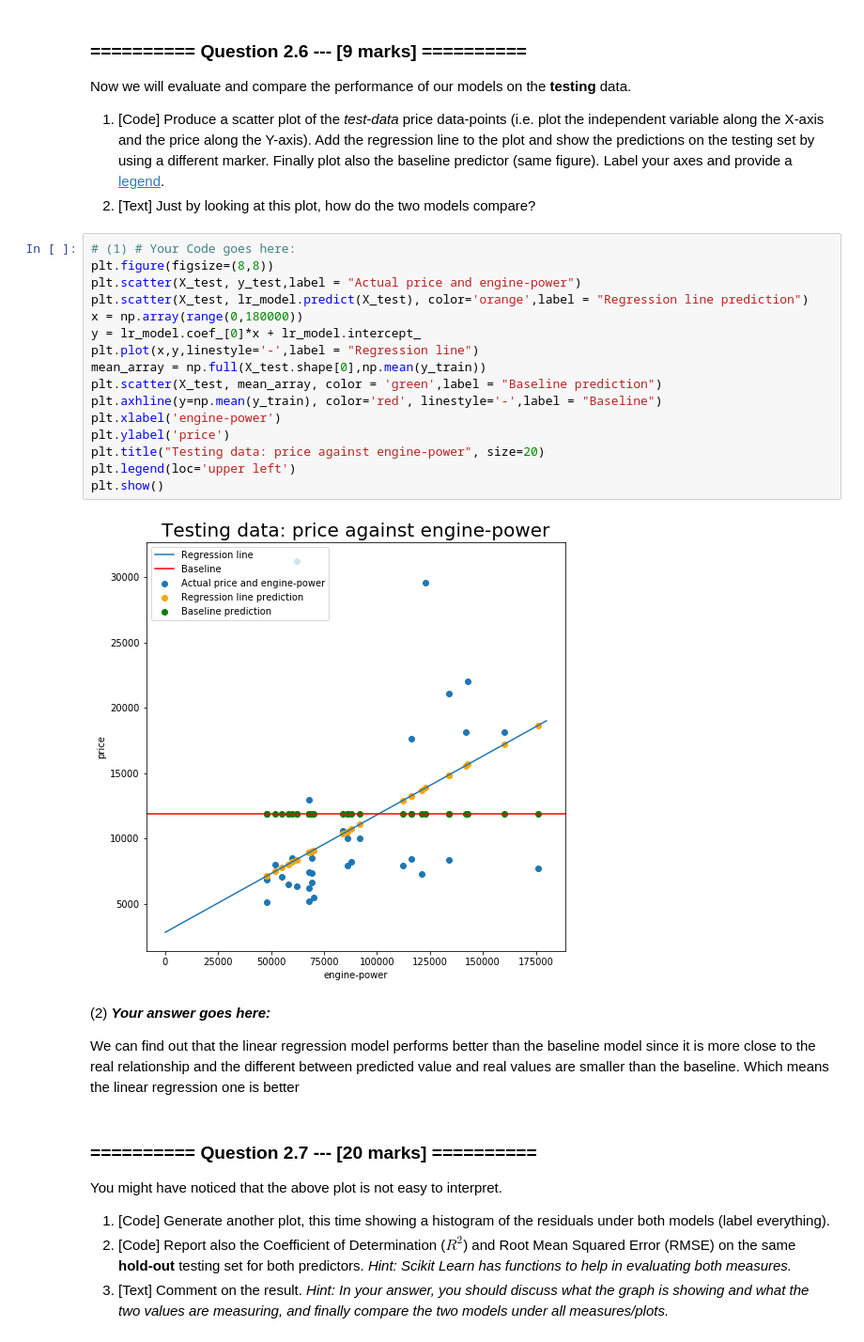
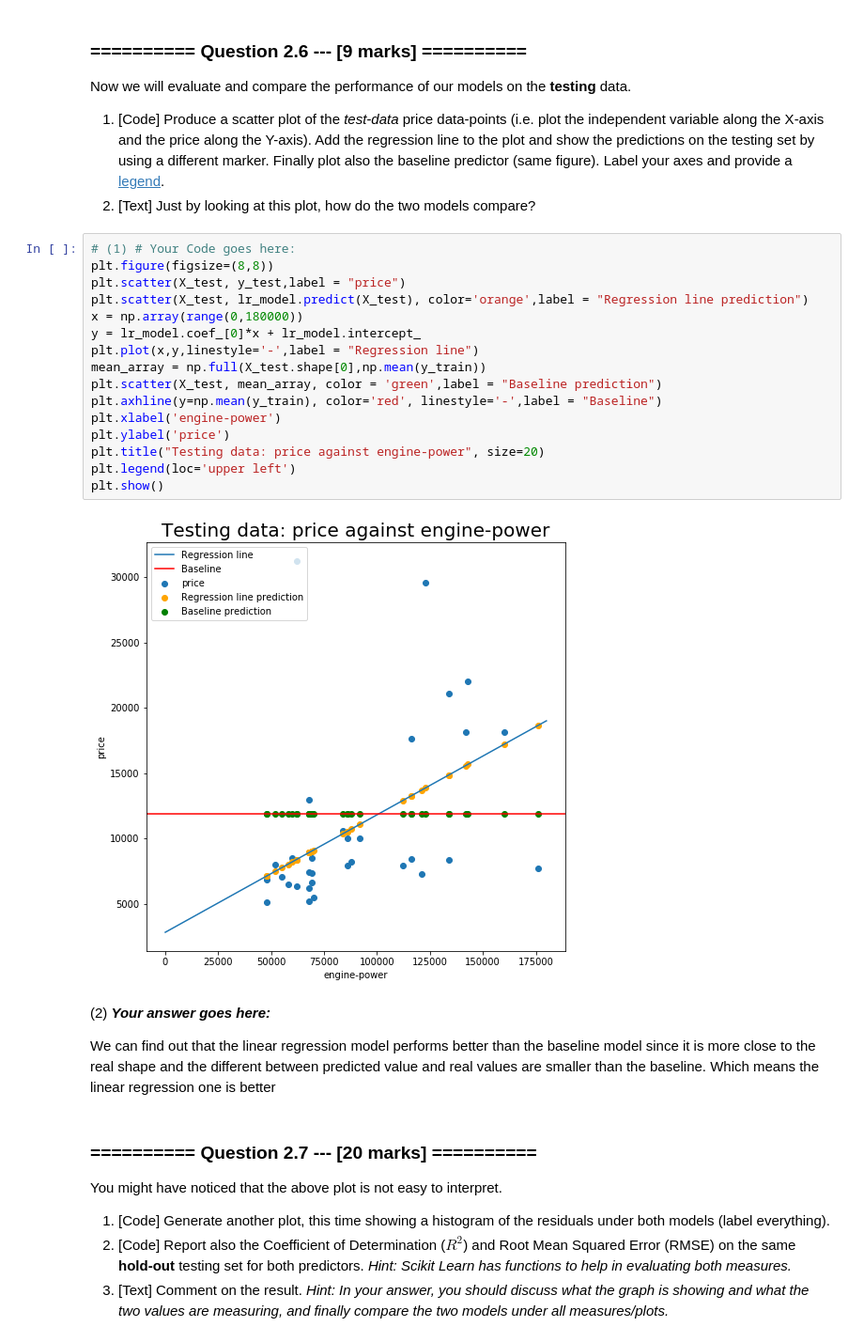
Before and after one commit to Battery233/IAML2018, a Jupyter notebook: Assignments/02_LinearRegression.ipynb, the cells around one changed output. Shown at 94% size. Cells and saved outputs as stored; diff of their text form.

```diff
--- a/Assignments/02_LinearRegression.ipynb
+++ b/Assignments/02_LinearRegression.ipynb
@@ -356,25 +360,25 @@ Now we will evaluate and compare the performance of our models on the **testing*
 # %%
 # (1) # Your Code goes here:
 plt.figure(figsize=(8,8))
-plt.scatter(X_test, y_test,label = "Actual price and engine-power")
+plt.scatter(X_test, y_test,label = "price")
 plt.scatter(X_test, lr_model.predict(X_test), color='orange',label = "Regression line prediction")
 x = np.array(range(0,180000))
 y = lr_model.coef_[0]*x + lr_model.intercept_
 plt.plot(x,y,linestyle='-',label = "Regression line")
 mean_array = np.full(X_test.shape[0],np.mean(y_train))
 plt.scatter(X_test, mean_array, color = 'green',label = "Baseline prediction")
 plt.axhline(y=np.mean(y_train), color='red', linestyle='-',label = "Baseline")
 plt.xlabel('engine-power')
 plt.ylabel('price')
 plt.title("Testing data: price against engine-power", size=20)
 plt.legend(loc='upper left')
 plt.show()
 # %% [output]
-[figure, old version]
+[figure, new version]
 # %% [markdown]
 (2) ***Your answer goes here:***
 
-We can find out that the linear regression model performs better than the baseline model since it is more close to the real relationship and the different between predicted value and real values are smaller than the baseline. Which means the linear regression one is better
+We can find out that the linear regression model performs better than the baseline model since it is more close to the real shape and the different between predicted value and real values are smaller than the baseline. Which means the linear regression one is better
 # %% [markdown]
 ### ========== Question 2.7 --- [20 marks] ==========
 
```
Also changed, not shown: parts of 15 cells of this notebook, 1 other file.
